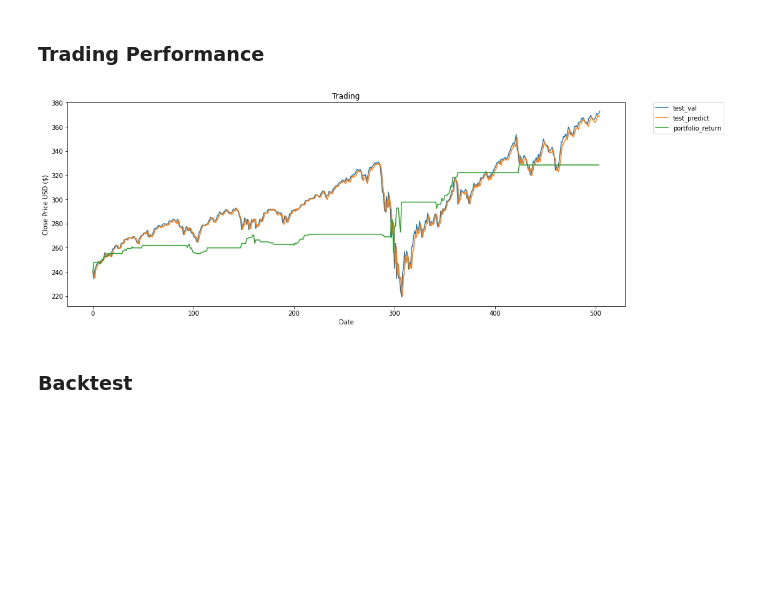
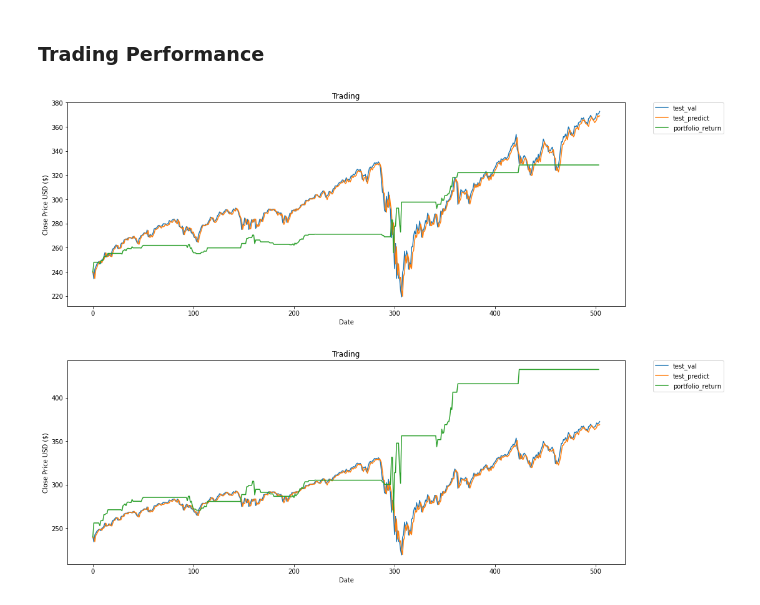
Before and after one commit to BichengWang/RL_stock_trading, a Jupyter notebook: LSTM_prediction.ipynb, the cells around one changed output. Cells and saved outputs as stored; diff of their text form; code cells hidden in the pictures; blank space fills up the shorter version.

Commit message:
LSTM add leverage

```diff
--- a/LSTM_prediction.ipynb
+++ b/LSTM_prediction.ipynb
@@ -698,32 +698,33 @@ def gen_prev_price(begin_price, real_price):
     """
     prev_price=real_price.copy()[:-1]
     return np.insert(prev_price, 0, begin_price)
-
-prev_val = gen_prev_price(train_val[-1], test_val)
-records=trading(prev_val, test_val, test_predict, leverage=1)
+# %%
+prev_val = gen_prev_price(train_val[-1], test_val)
+records_no_leverage=trading(prev_val, test_val, test_predict, leverage=1)
+records_leverage_1=trading(prev_val, test_val, test_predict, leverage=2)
 # %% [markdown]
 ### Trading Performance
 # %%
 %matplotlib inline
 
 def plot_trading_perform(test_val, test_predict, prev_val, records):
     # Visualize the data
     plt.figure(figsize=(16,6))
     plt.title('Trading')
     plt.xlabel('Date', fontsize=10)
     plt.ylabel('Close Price USD ($)', fontsize=10)
     plt.plot(test_val, label='test_val')
 
     plt.plot(test_predict, label='test_predict')
     plt.plot(prev_val[0]*np.array(records[1:]), label='portfolio_return')
     # plt.plot(train[['val','predict']])
     # plt.plot(valid[['val','predict']])
     # plt.legend(['Train', 'Train_Predict' 'Test', 'Test_Predict'], loc='lower right')
     plt.legend(bbox_to_anchor=(1.05, 1), loc='upper left', borderaxespad=0.)
     plt.show()
 
-plot_trading_perform(test_val, test_predict, prev_val, records)
+plot_trading_perform(test_val, test_predict, prev_val, records_no_leverage)
+plot_trading_perform(test_val, test_predict, prev_val, records_leverage_1)
 # %% [output]
 [figure]
+[figure, added]
-# %% [markdown]
-### Backtest
```
Also changed, not shown: parts of 25 cells of this notebook.
